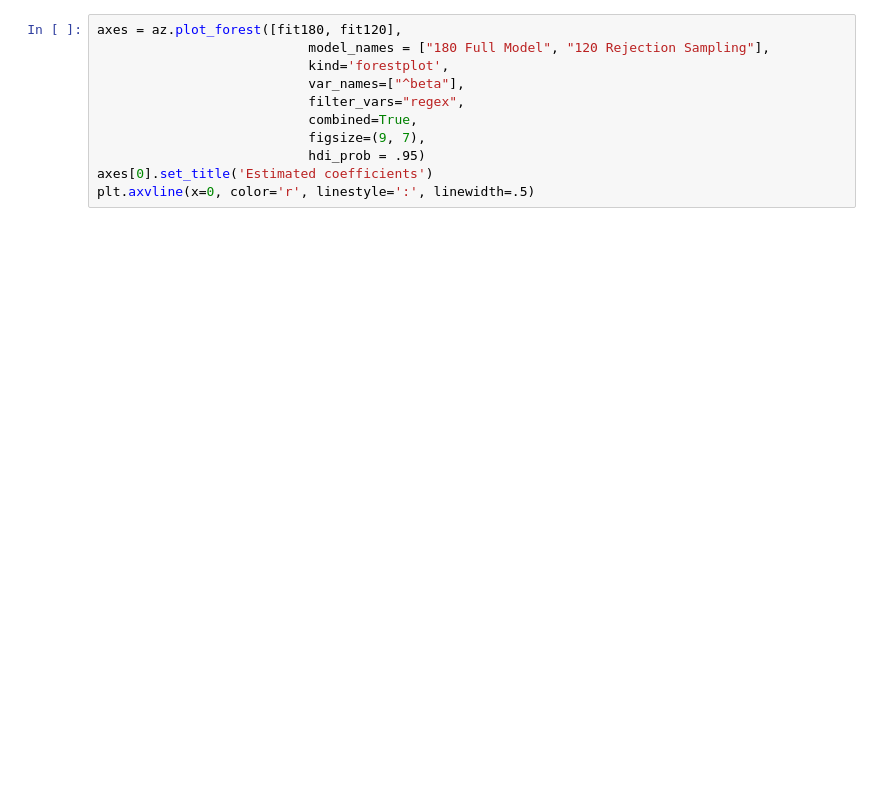
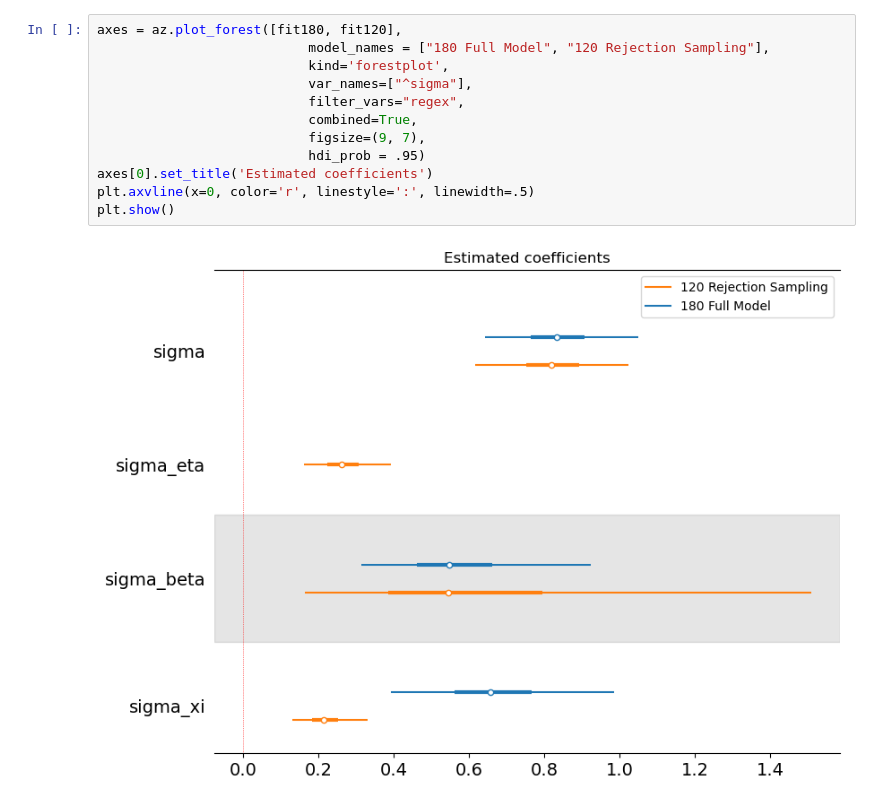
Before and after one commit to venanzjones/Bayesian_Project, a Jupyter notebook: main/Modello/plots.ipynb, the cells around one changed output. Cells and saved outputs as stored; diff of their text form; blank space fills up the shorter version.

```diff
--- a/main/Modello/plots.ipynb
+++ b/main/Modello/plots.ipynb
@@ -18,11 +42,14 @@ fit120 = data_dict['fit']
 # %%
 axes = az.plot_forest([fit180, fit120],
                            model_names = ["180 Full Model", "120 Rejection Sampling"],
                            kind='forestplot',
-                           var_names=["^beta"],
+                           var_names=["^sigma"],
                            filter_vars="regex",
                            combined=True,
                            figsize=(9, 7),
                            hdi_prob = .95)
 axes[0].set_title('Estimated coefficients')
 plt.axvline(x=0, color='r', linestyle=':', linewidth=.5)
+plt.show()
+# %% [output]
+[figure, added]
```
Also changed, not shown: parts of 7 cells of this notebook, 11 other files.
